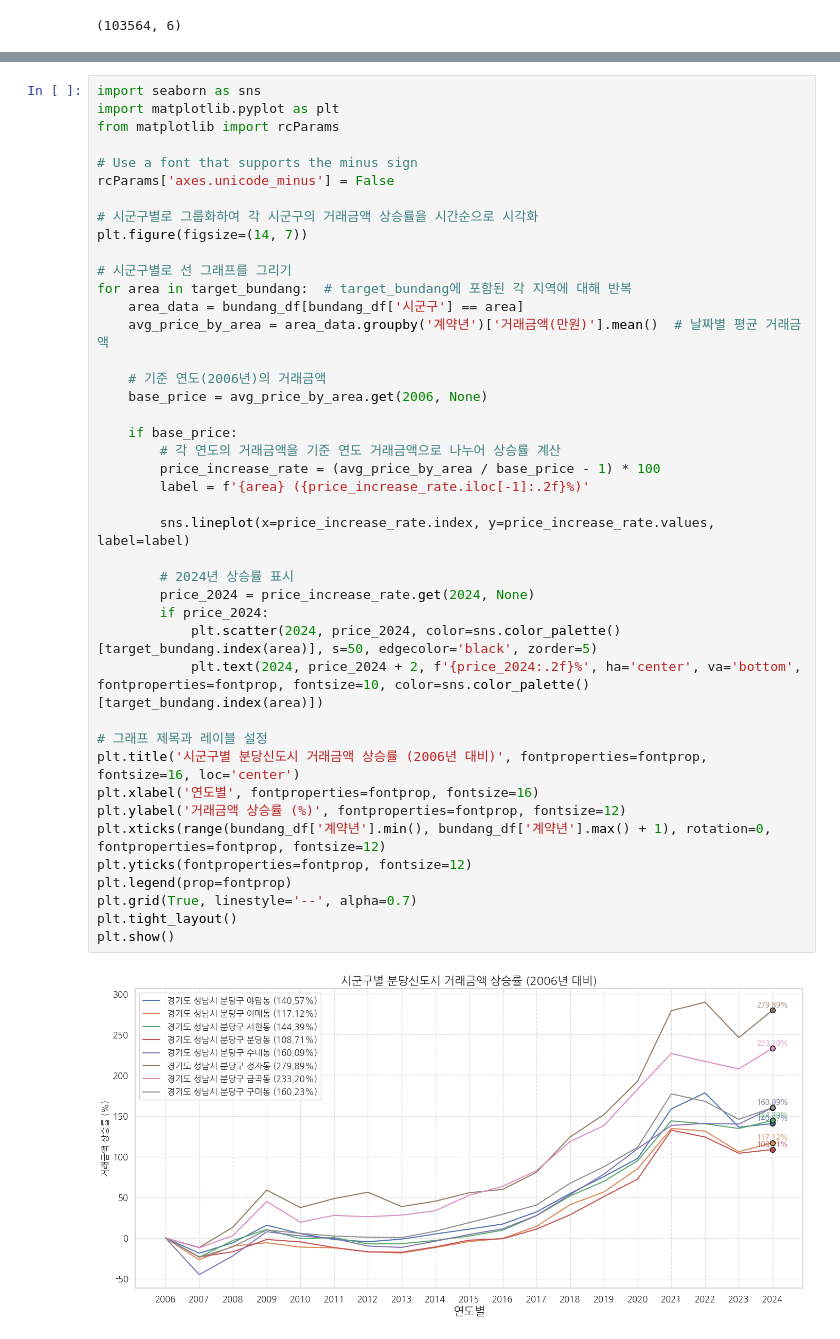
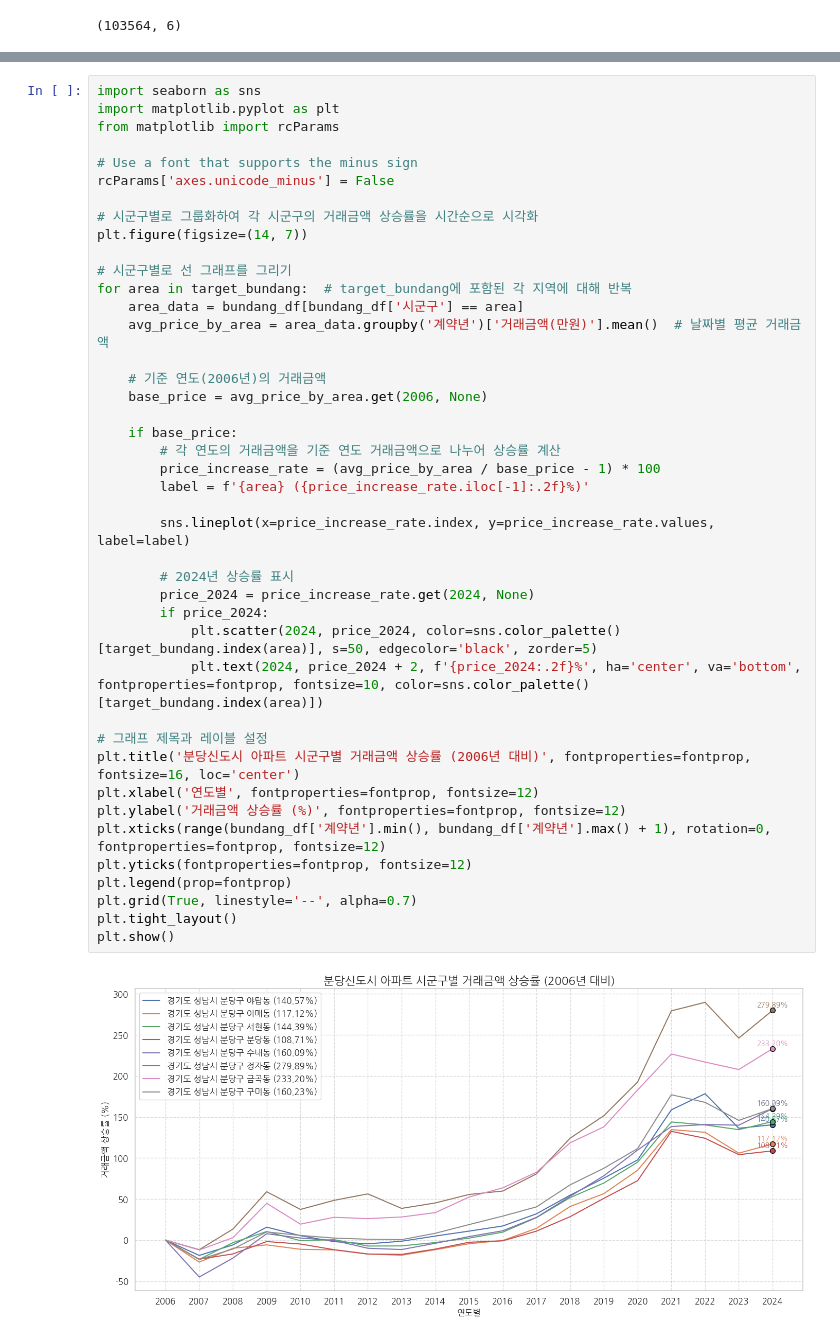
Before and after one commit to SnapishAgent/Ilsan-Investment-Insight, a Jupyter notebook: 아파트 실거래가/apt_price.ipynb, the cells around one changed output, grey strips where cells are left out. Drawn from its saved outputs; the diff is of its cells as text.

```diff
--- a/아파트 실거래가/apt_price.ipynb
+++ b/아파트 실거래가/apt_price.ipynb
@@ -423,36 +430,36 @@ plt.figure(figsize=(14, 7))
 # 시군구별로 선 그래프를 그리기
 for area in target_bundang:  # target_bundang에 포함된 각 지역에 대해 반복
     area_data = bundang_df[bundang_df['시군구'] == area]
     avg_price_by_area = area_data.groupby('계약년')['거래금액(만원)'].mean()  # 날짜별 평균 거래금액
 
     # 기준 연도(2006년)의 거래금액
     base_price = avg_price_by_area.get(2006, None)
 
     if base_price:
         # 각 연도의 거래금액을 기준 연도 거래금액으로 나누어 상승률 계산
         price_increase_rate = (avg_price_by_area / base_price - 1) * 100
         label = f'{area} ({price_increase_rate.iloc[-1]:.2f}%)'
 
         sns.lineplot(x=price_increase_rate.index, y=price_increase_rate.values, label=label)
 
         # 2024년 상승률 표시
         price_2024 = price_increase_rate.get(2024, None)
         if price_2024:
             plt.scatter(2024, price_2024, color=sns.color_palette()[target_bundang.index(area)], s=50, edgecolor='black', zorder=5)
             plt.text(2024, price_2024 + 2, f'{price_2024:.2f}%', ha='center', va='bottom', fontproperties=fontprop, fontsize=10, color=sns.color_palette()[target_bundang.index(area)])
 
 # 그래프 제목과 레이블 설정
-plt.title('시군구별 분당신도시 거래금액 상승률 (2006년 대비)', fontproperties=fontprop, fontsize=16, loc='center')
-plt.xlabel('연도별', fontproperties=fontprop, fontsize=16)
+plt.title('분당신도시 아파트 시군구별 거래금액 상승률 (2006년 대비)', fontproperties=fontprop, fontsize=16, loc='center')
+plt.xlabel('연도별', fontproperties=fontprop, fontsize=12)
 plt.ylabel('거래금액 상승률 (%)', fontproperties=fontprop, fontsize=12)
 plt.xticks(range(bundang_df['계약년'].min(), bundang_df['계약년'].max() + 1), rotation=0, fontproperties=fontprop, fontsize=12)
 plt.yticks(fontproperties=fontprop, fontsize=12)
 plt.legend(prop=fontprop)
 plt.grid(True, linestyle='--', alpha=0.7)
 plt.tight_layout()
 plt.show()
 # %% [output]
-[figure, old version]
+[figure, new version]
 # %%
 # 시군구별로 그룹화하여 각 시군구의 거래금액 상승률을 시간순으로 시각화
 plt.figure(figsize=(14, 7))
```
Also changed, not shown: parts of 13 cells of this notebook.
